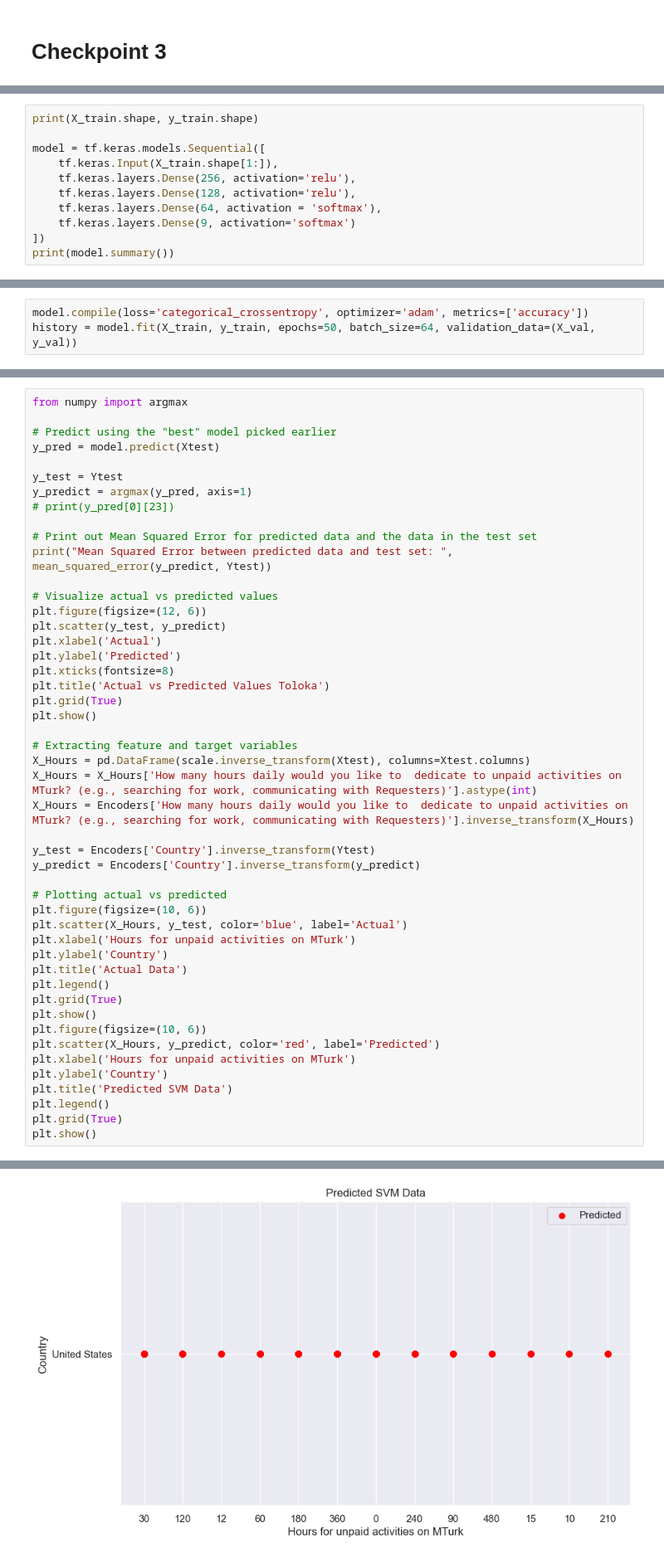
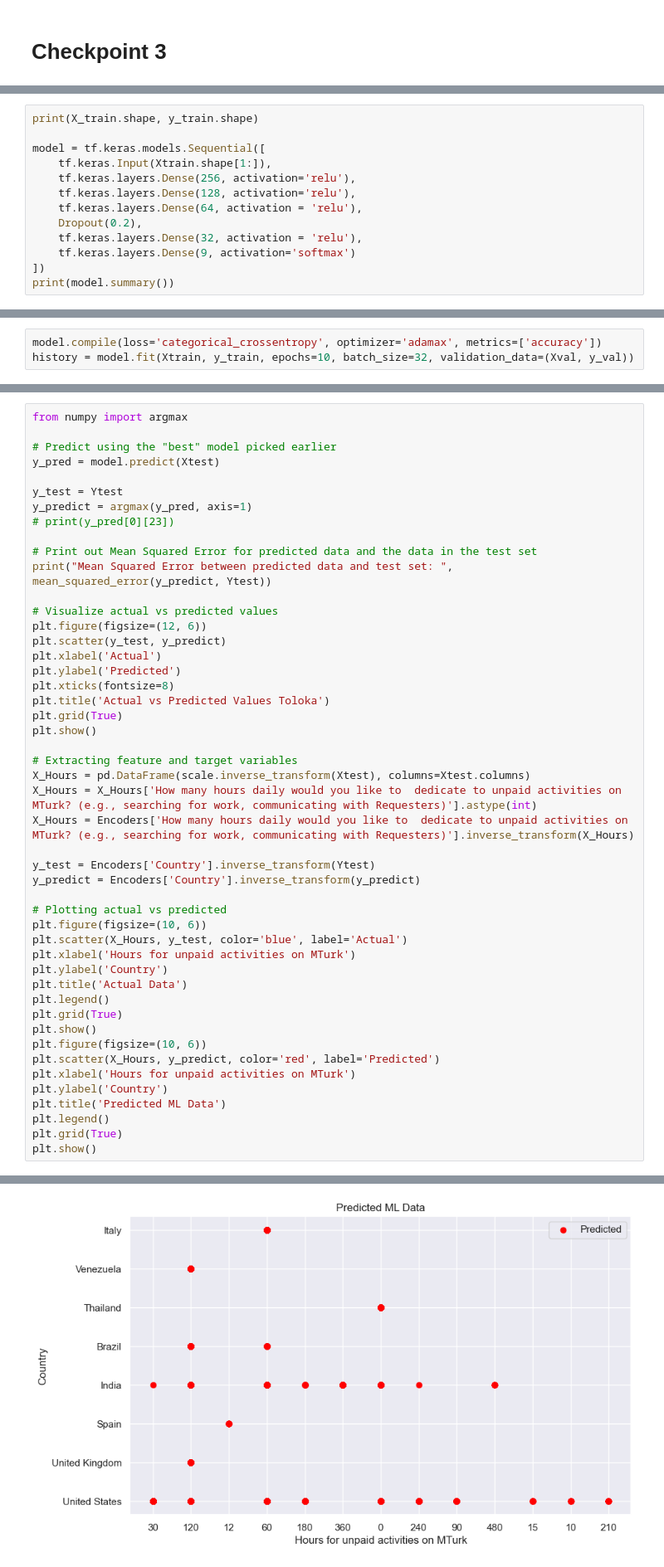
Before and after one commit to NicholasBerns/DataScienceProject, a Jupyter notebook: mturk_models.ipynb, the cells around one changed output, grey strips where cells are left out. Shown at 83% size. Drawn from its saved outputs; the diff is of its cells as text.

```diff
--- a/mturk_models.ipynb
+++ b/mturk_models.ipynb
@@ -471,10 +473,12 @@ print(y_train.shape)
 print(X_train.shape, y_train.shape)
 
 model = tf.keras.models.Sequential([
-    tf.keras.Input(X_train.shape[1:]),
+    tf.keras.Input(Xtrain.shape[1:]),
     tf.keras.layers.Dense(256, activation='relu'),
     tf.keras.layers.Dense(128, activation='relu'),
-    tf.keras.layers.Dense(64, activation = 'softmax'),
+    tf.keras.layers.Dense(64, activation = 'relu'),
+    Dropout(0.2),
+    tf.keras.layers.Dense(32, activation = 'relu'),
     tf.keras.layers.Dense(9, activation='softmax')
 ])
 print(model.summary())
@@ -497,6 +505,6 @@ Model: "sequential"
  Non-trainable params: 0 (0.00 B)
 None
 # %%
-model.compile(loss='categorical_crossentropy', optimizer='adam', metrics=['accuracy'])
-history = model.fit(X_train, y_train, epochs=50, batch_size=64, validation_data=(X_val, y_val))
+model.compile(loss='categorical_crossentropy', optimizer='adamax', metrics=['accuracy'])
+history = model.fit(Xtrain, y_train, epochs=10, batch_size=32, validation_data=(Xval, y_val))
 # %% [output]
@@ -561,7 +572,7 @@ plt.figure(figsize=(10, 6))
 plt.scatter(X_Hours, y_predict, color='red', label='Predicted')
 plt.xlabel('Hours for unpaid activities on MTurk')
 plt.ylabel('Country')
-plt.title('Predicted SVM Data')
+plt.title('Predicted ML Data')
 plt.legend()
 plt.grid(True)
 plt.show()
@@ -572,5 +583,5 @@ Mean Squared Error between predicted data and test set:  16.60333333333333
 [figure]
-[figure, old version]
+[figure, new version]
 # %%
 # Extracting feature and target variables
 X_Hours = pd.DataFrame(scale.inverse_transform(Xtest), columns=Xtest.columns)
```
Also changed, not shown: parts of 7 cells of this notebook, 1 other file.
